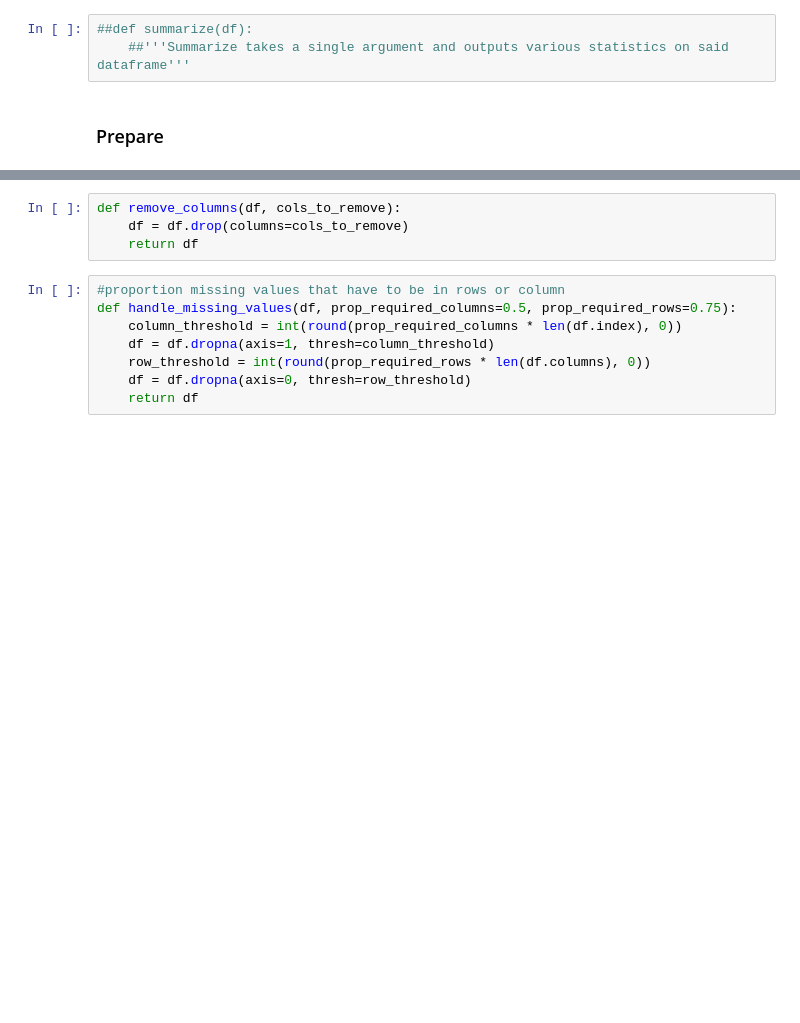
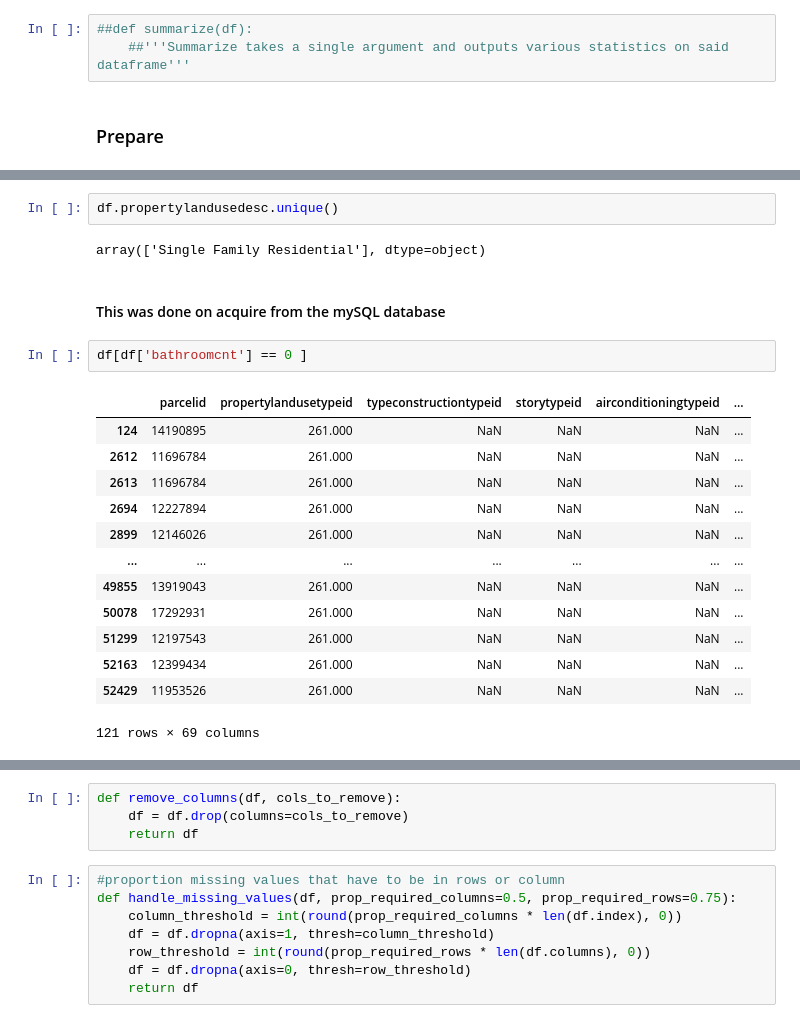
Before and after one commit to cristinalucin/clustering-exercises, a Jupyter notebook: zillow.ipynb, the cells around one changed output, grey strips where cells are left out. Cells and saved outputs as stored; diff of their text form; blank space fills up the shorter version.

```diff
--- a/zillow.ipynb
+++ b/zillow.ipynb
@@ -402,0 +406,22 @@ You will want to compute a threshold from your input values (prop_required) and
+# %%
+df.propertylandusedesc.unique()
+# %% [output]
+array(['Single Family Residential'], dtype=object)
+# %% [markdown]
+#### This was done on acquire from the mySQL database
+# %%
+df[df['bathroomcnt'] == 0 ]
+# %% [output]
+|  | parcelid | propertylandusetypeid | typeconstructiontypeid | storytypeid | airconditioningtypeid | ... |
+| 124 | 14190895 | 261.000 | NaN | NaN | NaN | ... |
+| 2612 | 11696784 | 261.000 | NaN | NaN | NaN | ... |
+| 2613 | 11696784 | 261.000 | NaN | NaN | NaN | ... |
+| 2694 | 12227894 | 261.000 | NaN | NaN | NaN | ... |
+| 2899 | 12146026 | 261.000 | NaN | NaN | NaN | ... |
+| ... | ... | ... | ... | ... | ... | ... |
+| 49855 | 13919043 | 261.000 | NaN | NaN | NaN | ... |
+| 50078 | 17292931 | 261.000 | NaN | NaN | NaN | ... |
+| 51299 | 12197543 | 261.000 | NaN | NaN | NaN | ... |
+| 52163 | 12399434 | 261.000 | NaN | NaN | NaN | ... |
+| 52429 | 11953526 | 261.000 | NaN | NaN | NaN | ... |
+121 rows × 69 columns
```
Also changed, not shown: parts of 65 cells of this notebook.
